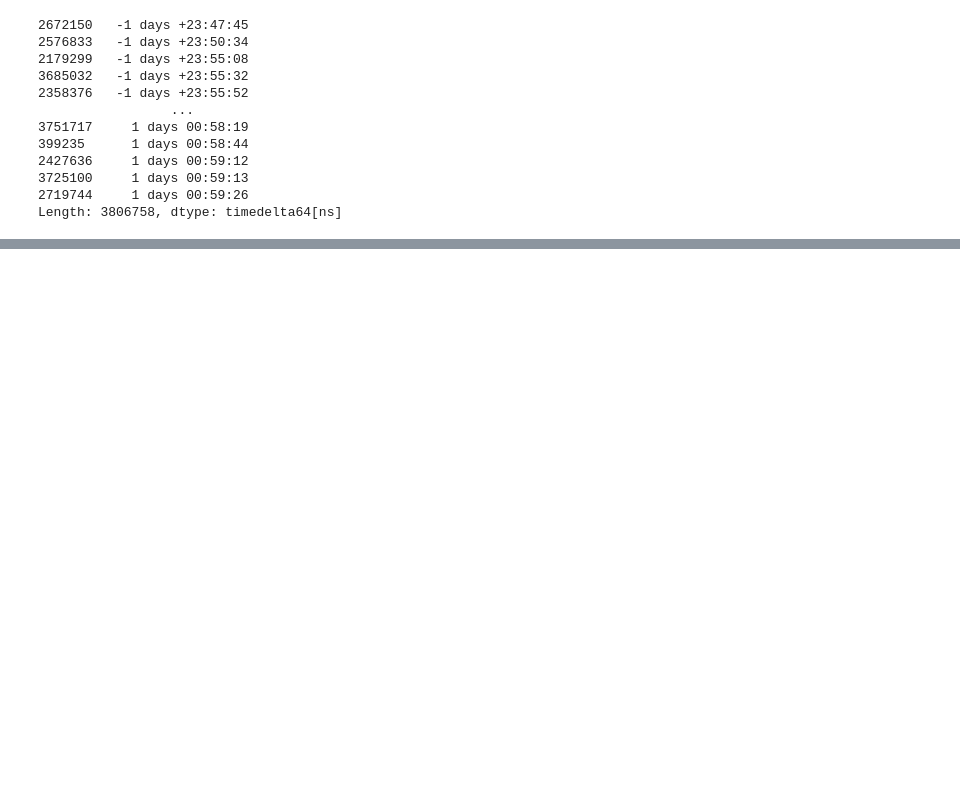
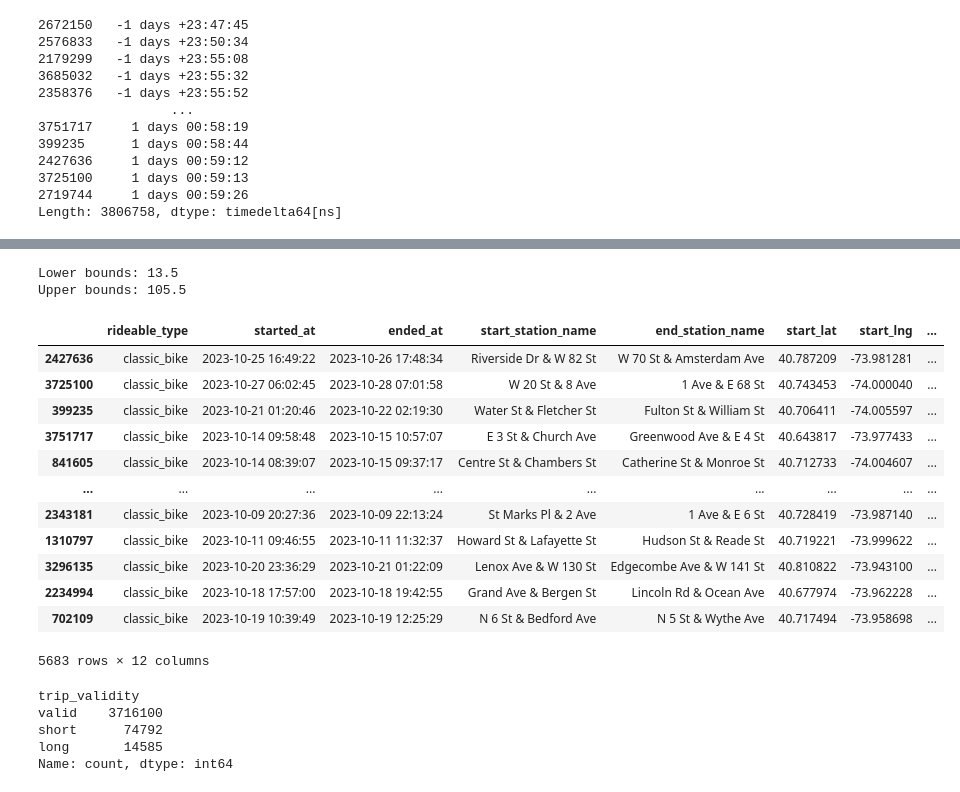
Before and after one commit to alyssahondrade/citibike-tableau, a Jupyter notebook: data_cleaning.ipynb, the cells around one changed output, grey strips where cells are left out. Drawn from its saved outputs; the diff is of its cells as text; code cells hidden in the pictures; blank space fills up the shorter version.

```diff
--- a/data_cleaning.ipynb
+++ b/data_cleaning.ipynb
@@ -515,0 +481,5 @@ clean_df.loc[clean_df['rideable_type'] == "docked_bike"]
+# %%
+# Update the `trip_validity` column
+positive_durations.loc[casual_outliers.index, 'trip_validity'] = "long"
+
+positive_durations.trip_validity.value_counts()
@@ -515,0 +493,8 @@ clean_df.loc[clean_df['rideable_type'] == "docked_bike"]
+# %%
+# Member trips - exceeded 45 minutes
+member_trips = (positive_durations['member_casual'] == "member")
+exceeded = (duration > pd.Timedelta(minutes=45))
+
+exceeded_member = positive_durations.loc[exceeded & member_trips]
+member_stats = exceeded_member.duration_in_mins.describe()
+member_stats
@@ -515,0 +511,46 @@ clean_df.loc[clean_df['rideable_type'] == "docked_bike"]
+# %%
+# Calculate the casual exceeded IQR, lower/upper bounds
+lower_quartile = member_stats['25%']
+upper_quartile = member_stats['75%']
+
+# Calculate the IQR
+iqr = upper_quartile - lower_quartile
+
+# Calculate the bounds
+lower_bounds = lower_quartile - (1.5*iqr)
+upper_bounds = upper_quartile + (1.5*iqr)
+
+print(f"Lower bounds: {lower_bounds}")
+print(f"Upper bounds: {upper_bounds}")
+# %% [output]
+Lower bounds: 13.5
+Upper bounds: 105.5
+# %%
+# Identify rows of outliers
+member_outliers = exceeded_member.loc[duration > pd.Timedelta(minutes=upper_bounds)]
+member_outliers.sort_values(by="duration_in_mins", ascending=False)
+# %% [output]
+|  | rideable_type | started_at | ended_at | start_station_name | end_station_name | start_lat | start_lng | ... |
+| 2427636 | classic_bike | 2023-10-25 16:49:22 | 2023-10-26 17:48:34 | Riverside Dr & W 82 St | W 70 St & Amsterdam Ave | 40.787209 | -73.981281 | ... |
+| 3725100 | classic_bike | 2023-10-27 06:02:45 | 2023-10-28 07:01:58 | W 20 St & 8 Ave | 1 Ave & E 68 St | 40.743453 | -74.000040 | ... |
+| 399235 | classic_bike | 2023-10-21 01:20:46 | 2023-10-22 02:19:30 | Water St & Fletcher St | Fulton St & William St | 40.706411 | -74.005597 | ... |
+| 3751717 | classic_bike | 2023-10-14 09:58:48 | 2023-10-15 10:57:07 | E 3 St & Church Ave | Greenwood Ave & E 4 St | 40.643817 | -73.977433 | ... |
+| 841605 | classic_bike | 2023-10-14 08:39:07 | 2023-10-15 09:37:17 | Centre St & Chambers St | Catherine St & Monroe St | 40.712733 | -74.004607 | ... |
+| ... | ... | ... | ... | ... | ... | ... | ... | ... |
+| 2343181 | classic_bike | 2023-10-09 20:27:36 | 2023-10-09 22:13:24 | St Marks Pl & 2 Ave | 1 Ave & E 6 St | 40.728419 | -73.987140 | ... |
+| 1310797 | classic_bike | 2023-10-11 09:46:55 | 2023-10-11 11:32:37 | Howard St & Lafayette St | Hudson St & Reade St | 40.719221 | -73.999622 | ... |
+| 3296135 | classic_bike | 2023-10-20 23:36:29 | 2023-10-21 01:22:09 | Lenox Ave & W 130 St | Edgecombe Ave & W 141 St | 40.810822 | -73.943100 | ... |
+| 2234994 | classic_bike | 2023-10-18 17:57:00 | 2023-10-18 19:42:55 | Grand Ave & Bergen St | Lincoln Rd & Ocean Ave | 40.677974 | -73.962228 | ... |
+| 702109 | classic_bike | 2023-10-19 10:39:49 | 2023-10-19 12:25:29 | N 6 St & Bedford Ave | N 5 St & Wythe Ave | 40.717494 | -73.958698 | ... |
+5683 rows × 12 columns
+# %%
+# Update the `trip_validity` column
+positive_durations.loc[member_outliers.index, 'trip_validity'] = "long"
+
+positive_durations.trip_validity.value_counts()
+# %% [output]
+trip_validity
+valid    3716100
+short      74792
+long       14585
+Name: count, dtype: int64
```
Also changed, not shown: parts of 42 cells of this notebook.
